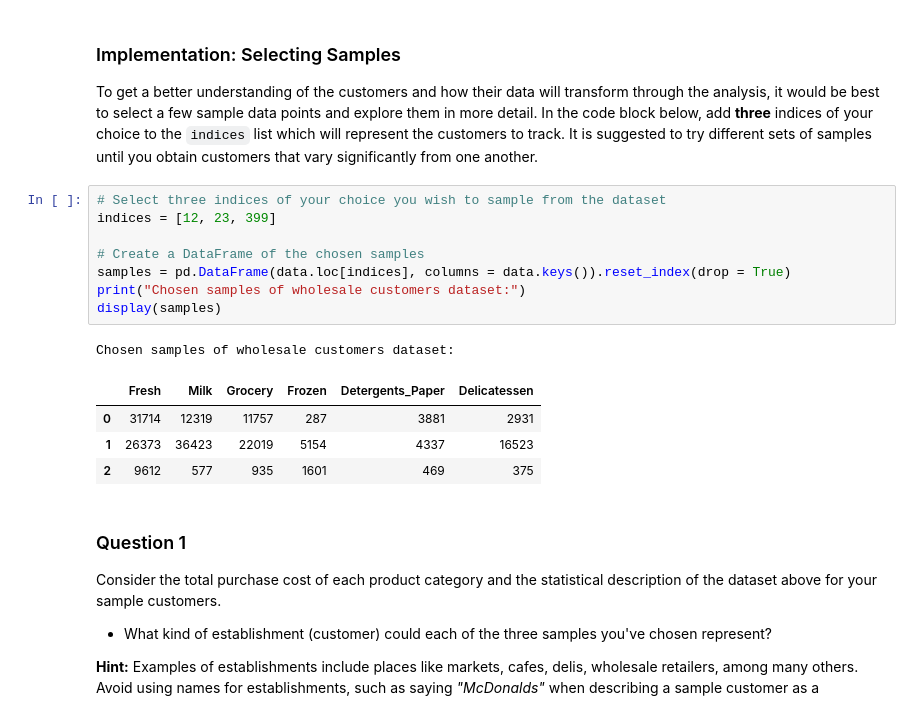
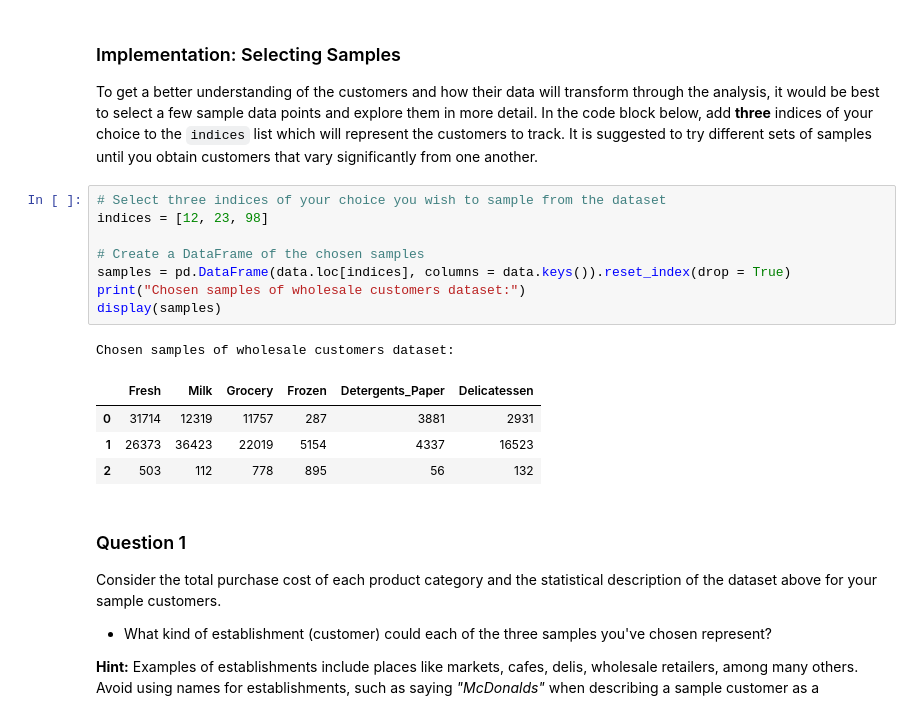
Before and after one commit to brunowdev/customer-segments, a Jupyter notebook: customer_segments.ipynb, the cells around one changed output. Cells and saved outputs as stored; diff of their text form.

```diff
--- a/customer_segments.ipynb
+++ b/customer_segments.ipynb
@@ -60,18 +60,18 @@ display(data.describe())
 To get a better understanding of the customers and how their data will transform through the analysis, it would be best to select a few sample data points and explore them in more detail. In the code block below, add **three** indices of your choice to the `indices` list which will represent the customers to track. It is suggested to try different sets of samples until you obtain customers that vary significantly from one another.
 # %%
 # Select three indices of your choice you wish to sample from the dataset
-indices = [12, 23, 399]
+indices = [12, 23, 98]
 
 # Create a DataFrame of the chosen samples
 samples = pd.DataFrame(data.loc[indices], columns = data.keys()).reset_index(drop = True)
 print("Chosen samples of wholesale customers dataset:")
 display(samples)
 # %% [output]
 Chosen samples of wholesale customers dataset:
 |  | Fresh | Milk | Grocery | Frozen | Detergents_Paper | Delicatessen |
 | 0 | 31714 | 12319 | 11757 | 287 | 3881 | 2931 |
 | 1 | 26373 | 36423 | 22019 | 5154 | 4337 | 16523 |
-| 2 | 9612 | 577 | 935 | 1601 | 469 | 375 |
+| 2 | 503 | 112 | 778 | 895 | 56 | 132 |
 # %% [markdown]
 ### Question 1
 Consider the total purchase cost of each product category and the statistical description of the dataset above for your sample customers.
```
Also changed, not shown: parts of 5 cells of this notebook.
